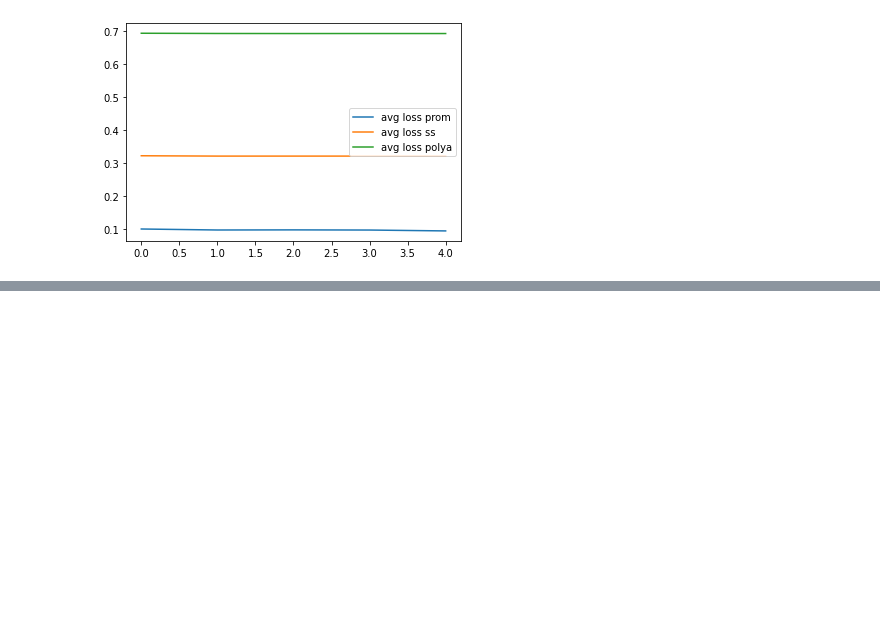
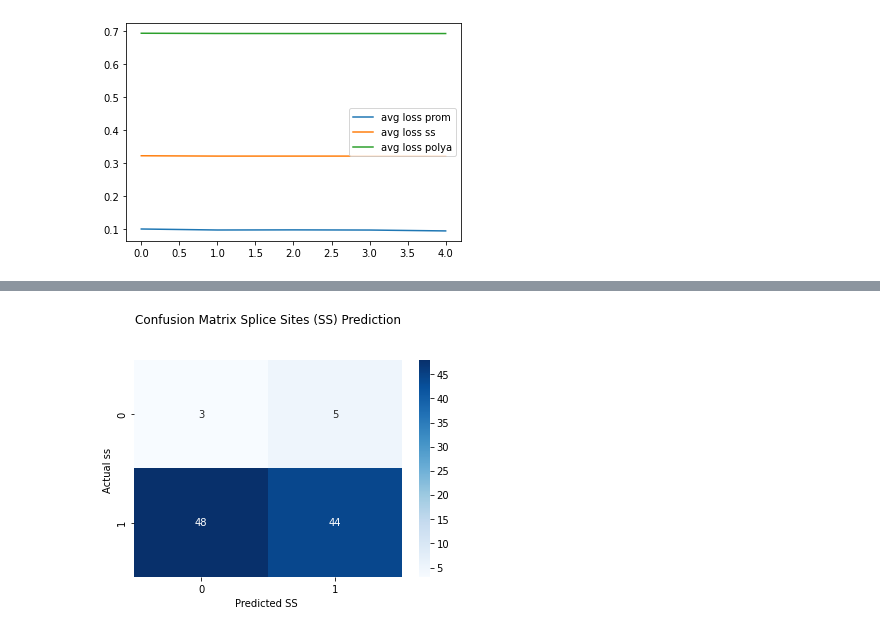
Before and after one commit to anwari32/sequence-processing, a Jupyter notebook: visualisation.ipynb, the cells around one changed output, grey strips where cells are left out. Drawn from its saved outputs; the diff is of its cells as text; code cells hidden in the pictures; blank space fills up the shorter version.

```diff
--- a/visualisation.ipynb
+++ b/visualisation.ipynb
@@ -71,0 +165,14 @@ visualize_avg_loss_per_epoch(log_file)
+# %%
+import seaborn as sns
+import matplotlib.pyplot as plt
+
+ax = sns.heatmap(cf_matrix_ss, annot=True, cmap='Blues')
+
+ax.set_title('Confusion Matrix Splice Sites (SS) Prediction\n\n')
+ax.set_xlabel('Predicted SS \n')
+ax.set_ylabel('Actual SS ')
+
+## Display the visualization of the Confusion Matrix.
+plt.show()
+# %% [output]
+[figure, added]
```
Also changed, not shown: parts of 4 cells of this notebook, 5 other files.
